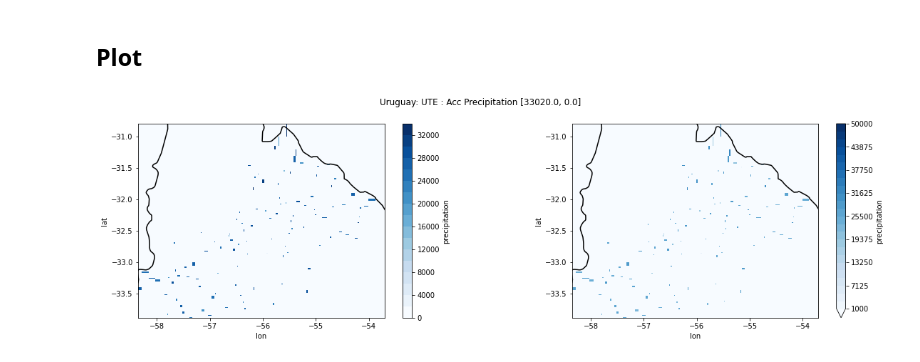
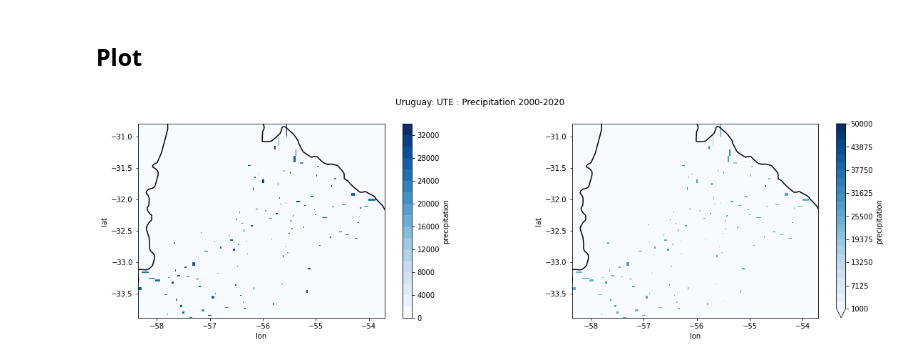
Before and after one commit to ml-as-a-service/SBPP_GAUGE_Uruguay_2000_2020, a Jupyter notebook: 03 - DataLake/03-05 UTE - DataLake.ipynb, the cells around one changed output. Saved outputs shown, nothing was run; the diff lists cells and outputs as text; code cells hidden in the pictures.

```diff
--- a/03 - DataLake/03-05 UTE - DataLake.ipynb
+++ b/03 - DataLake/03-05 UTE - DataLake.ipynb
@@ -551,23 +560,23 @@ df_xr = df_xr_raw.where( mask )
 # %%
 # coordinate reference system
 crs={'init':'epsg:4326'}
 
 geodf_shape = get_geometry_uruguay()
 
 fig, axs = plt.subplots(nrows=1, ncols=2, figsize=(20,5))
 
 df_xr_acc = df_xr.sum(dim="time")['precipitation']
 
 
 df_xr_acc.plot(ax=axs[0], x="lon", y="lat", cmap="Blues", levels=20)
 geodf_shape.boundary.plot(ax=axs[0], color="black")
 
 df_xr_acc.plot(ax=axs[1], x="lon", y="lat", cmap="Blues", levels=np.linspace(1000, 50000, 25))
 geodf_shape.boundary.plot(ax=axs[1], color="black")
 
 prec_max = np.round(float(df_xr_acc.max().data), 2)
 prec_min = np.round(float(df_xr_acc.min().data), 2)
-fig.suptitle(f'Uruguay: UTE : Acc Precipitation [{prec_max}, {prec_min}]', fontsize=12)
+fig.suptitle(f'Uruguay: UTE : Precipitation 2000-2020', fontsize=12)
 plt.show()
 # %% [output]
-[figure, old version]
+[figure, new version]
```
Also changed, not shown: parts of 8 cells of this notebook, 11 other files.
